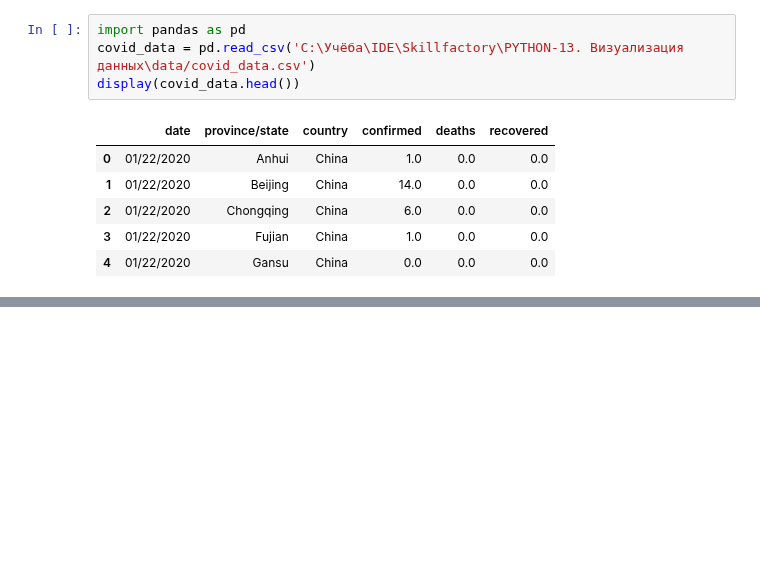
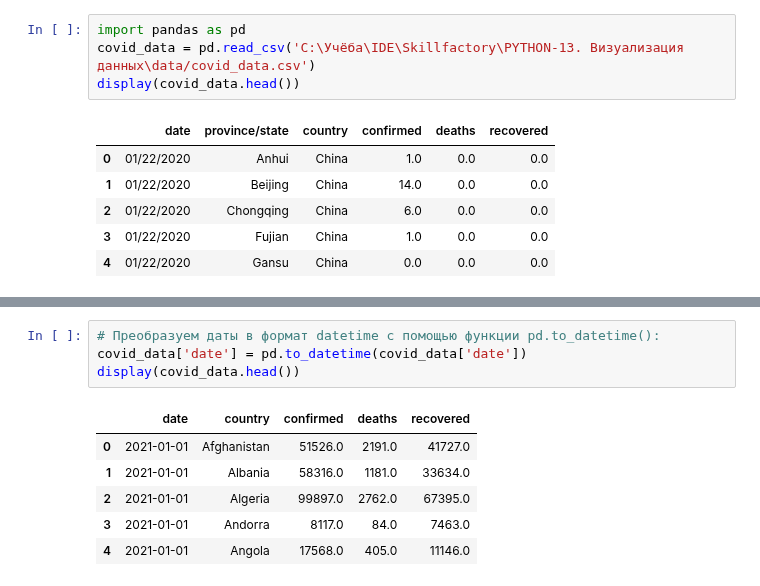
Before and after one commit to xsomxsomx/DST-1024, a Jupyter notebook: Skillfactory/PYTHON-13. Визуализация данных/Theory.ipynb, the cells around one changed output, grey strips where cells are left out. Saved outputs shown, nothing was run; the diff lists cells and outputs as text; blank space fills up the shorter version.

```diff
--- a/Skillfactory/PYTHON-13. Визуализация данных/Theory.ipynb
+++ b/Skillfactory/PYTHON-13. Визуализация данных/Theory.ipynb
@@ -214,0 +233,11 @@ display(vaccinations_data.head())
+# %%
+# Преобразуем даты в формат datetime с помощью функции pd.to_datetime():
+covid_data['date'] = pd.to_datetime(covid_data['date'])
+display(covid_data.head())
+# %% [output]
+|  | date | country | confirmed | deaths | recovered |
+| 0 | 2021-01-01 | Afghanistan | 51526.0 | 2191.0 | 41727.0 |
+| 1 | 2021-01-01 | Albania | 58316.0 | 1181.0 | 33634.0 |
+| 2 | 2021-01-01 | Algeria | 99897.0 | 2762.0 | 67395.0 |
+| 3 | 2021-01-01 | Andorra | 8117.0 | 84.0 | 7463.0 |
+| 4 | 2021-01-01 | Angola | 17568.0 | 405.0 | 11146.0 |
```
Also changed, not shown: parts of 10 cells of this notebook.
